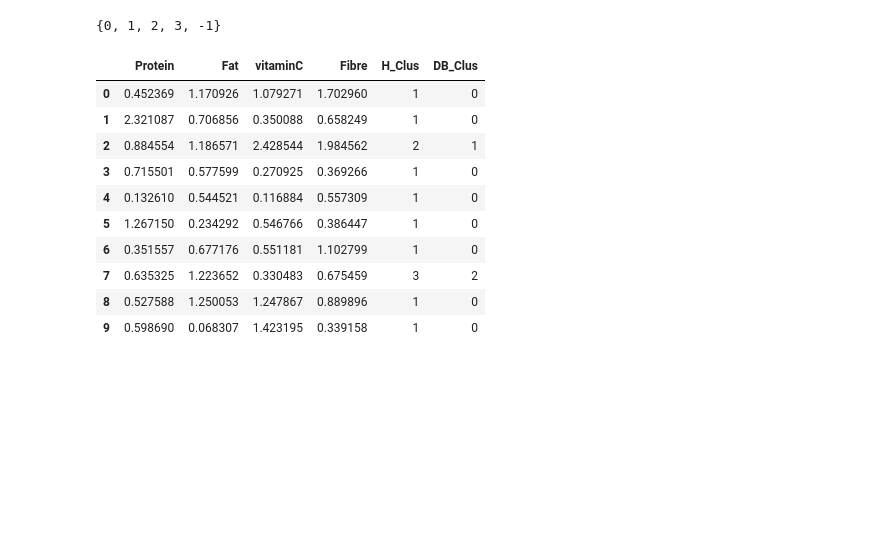
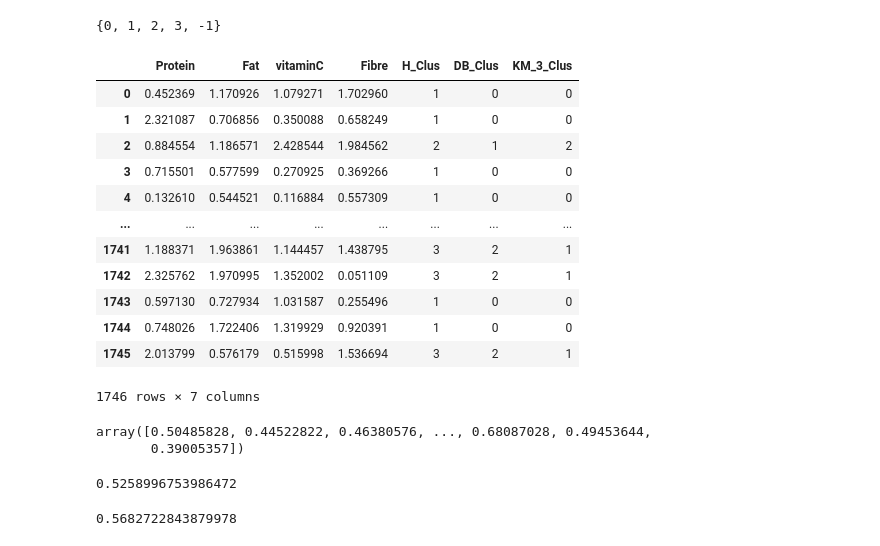
Before and after one commit to HitenDewangan/DataScience-AIML, a Jupyter notebook: Unsupervised Learning/Clustering.ipynb, the cells around one changed output. Saved outputs shown, nothing was run; the diff lists cells and outputs as text; code cells hidden in the pictures; blank space fills up the shorter version.

Commit message:
Silhouettee Score

```diff
--- a/Unsupervised Learning/Clustering.ipynb
+++ b/Unsupervised Learning/Clustering.ipynb
@@ -198,18 +198,20 @@ print(set(db.labels_))
 # %%
 data['DB_Clus'] = DB_CLus
 # %%
-data['KM']
+data['KM_3_Clus'] = KM_3.labels_
 # %%
-data.head(10)
+data
 # %% [output]
-|  | Protein | Fat | vitaminC | Fibre | H_Clus | DB_Clus |
-| 0 | 0.452369 | 1.170926 | 1.079271 | 1.702960 | 1 | 0 |
-| 1 | 2.321087 | 0.706856 | 0.350088 | 0.658249 | 1 | 0 |
-| 2 | 0.884554 | 1.186571 | 2.428544 | 1.984562 | 2 | 1 |
-| 3 | 0.715501 | 0.577599 | 0.270925 | 0.369266 | 1 | 0 |
-| 4 | 0.132610 | 0.544521 | 0.116884 | 0.557309 | 1 | 0 |
-| 5 | 1.267150 | 0.234292 | 0.546766 | 0.386447 | 1 | 0 |
-| 6 | 0.351557 | 0.677176 | 0.551181 | 1.102799 | 1 | 0 |
-| 7 | 0.635325 | 1.223652 | 0.330483 | 0.675459 | 3 | 2 |
-| 8 | 0.527588 | 1.250053 | 1.247867 | 0.889896 | 1 | 0 |
-| 9 | 0.598690 | 0.068307 | 1.423195 | 0.339158 | 1 | 0 |
+|  | Protein | Fat | vitaminC | Fibre | H_Clus | DB_Clus | KM_3_Clus |
+| 0 | 0.452369 | 1.170926 | 1.079271 | 1.702960 | 1 | 0 | 0 |
+| 1 | 2.321087 | 0.706856 | 0.350088 | 0.658249 | 1 | 0 | 0 |
+| 2 | 0.884554 | 1.186571 | 2.428544 | 1.984562 | 2 | 1 | 2 |
+| 3 | 0.715501 | 0.577599 | 0.270925 | 0.369266 | 1 | 0 | 0 |
+| 4 | 0.132610 | 0.544521 | 0.116884 | 0.557309 | 1 | 0 | 0 |
+| ... | ... | ... | ... | ... | ... | ... | ... |
+| 1741 | 1.188371 | 1.963861 | 1.144457 | 1.438795 | 3 | 2 | 1 |
+| 1742 | 2.325762 | 1.970995 | 1.352002 | 0.051109 | 3 | 2 | 1 |
+| 1743 | 0.597130 | 0.727934 | 1.031587 | 0.255496 | 1 | 0 | 0 |
+| 1744 | 0.748026 | 1.722406 | 1.319929 | 0.920391 | 1 | 0 | 0 |
+| 1745 | 2.013799 | 0.576179 | 0.515998 | 1.536694 | 3 | 2 | 1 |
+1746 rows × 7 columns
@@ -215,0 +222,14 @@ data.head(10)
+# %%
+HC_sil_width
+# %% [output]
+array([0.50485828, 0.44522822, 0.46380576, ..., 0.68087028, 0.49453644,
+       0.39005357])
+# %%
+HC_sil_width.mean()
+# %% [output]
+0.5258996753986472
+# %%
+KM3_sil_width = silhouette_samples(data, KM_3.labels_)
+KM3_sil_width.mean()
+# %% [output]
+0.5682722843879978
```
Also changed, not shown: parts of 7 cells of this notebook.
